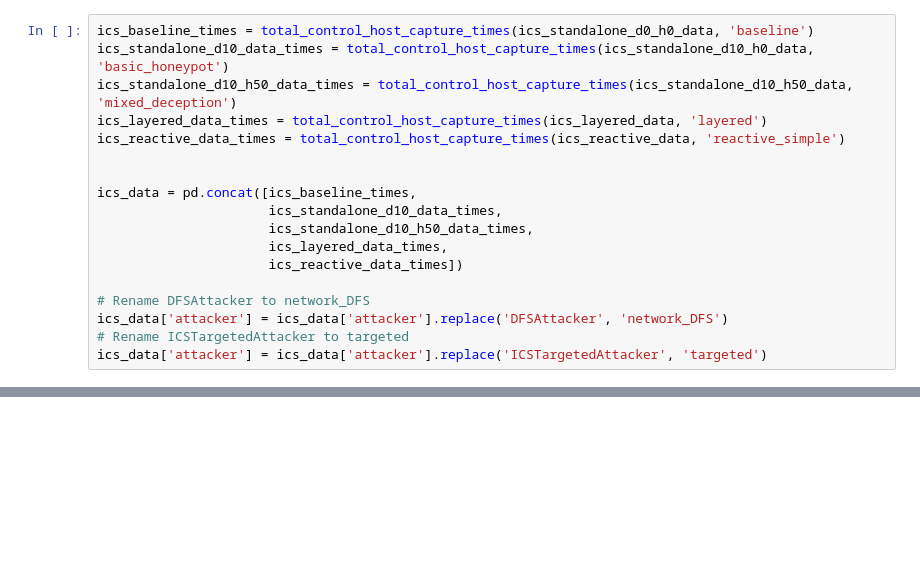
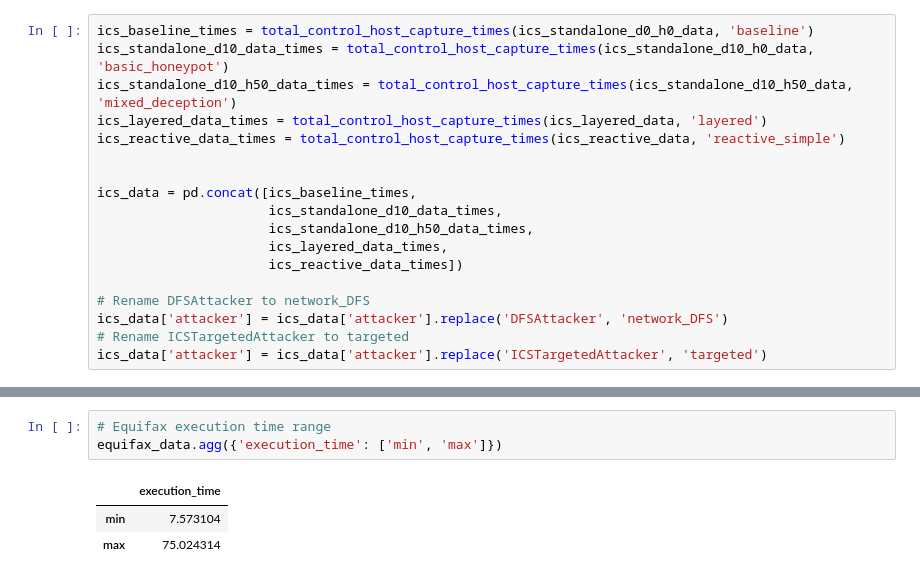
Before and after one commit to bsinger-cmu/perry, a Jupyter notebook: data_analysis/spread.ipynb, the cells around one changed output, grey strips where cells are left out. Cells and saved outputs as stored; diff of their text form; blank space fills up the shorter version.

```diff
--- a/data_analysis/spread.ipynb
+++ b/data_analysis/spread.ipynb
@@ -344,0 +351,7 @@ filtered_ics_data
+# %%
+# Equifax execution time range
+equifax_data.agg({'execution_time': ['min', 'max']})
+# %% [output]
+|  | execution_time |
+| min | 7.573104 |
+| max | 75.024314 |
```
Also changed, not shown: parts of 10 cells of this notebook, 10 other files.
